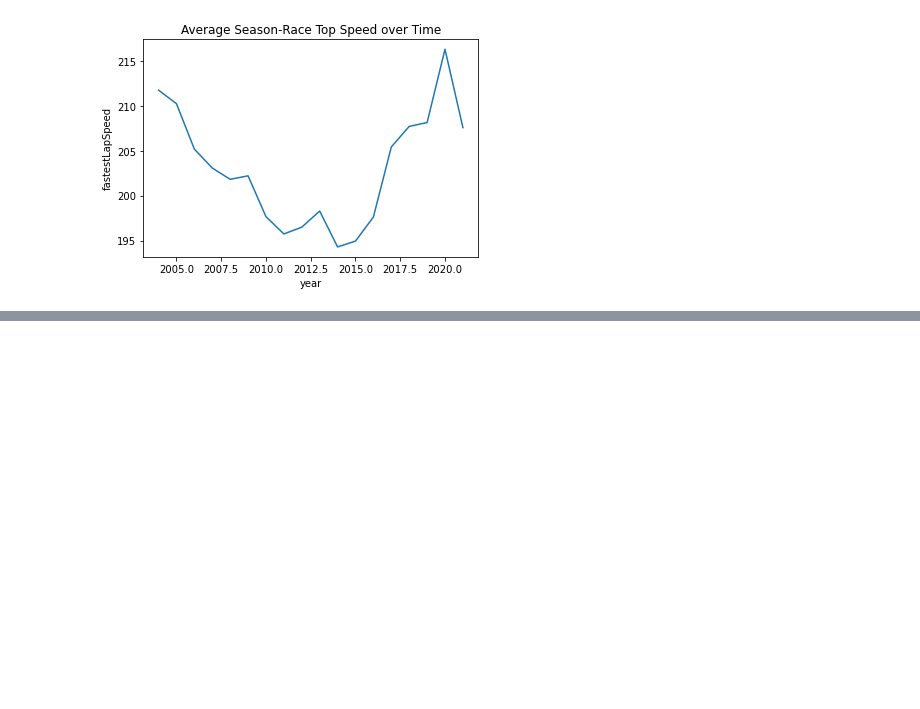
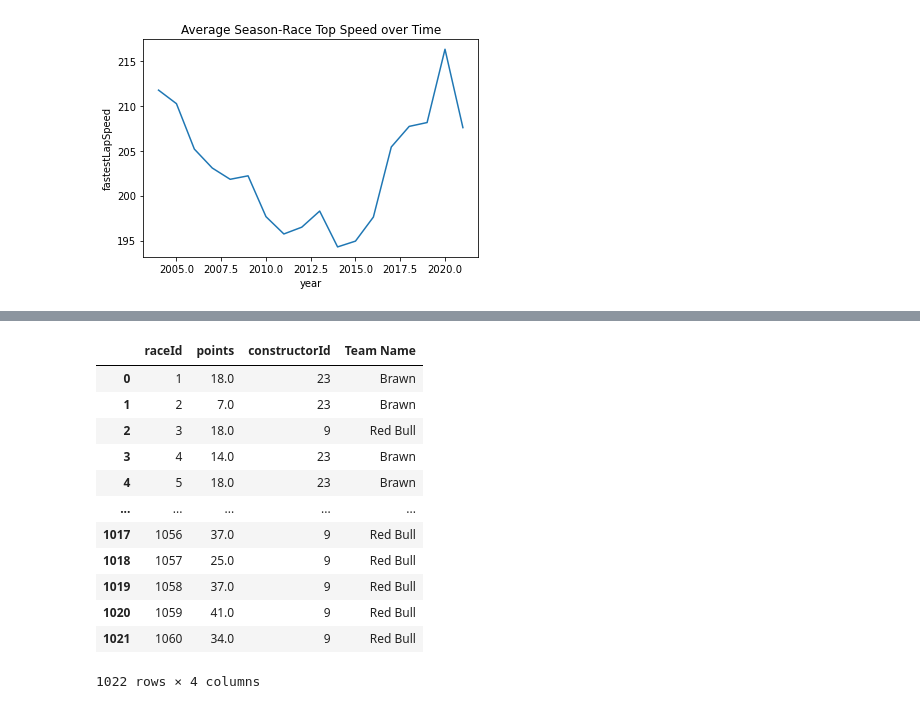
Before and after one commit to data301-2021-winter1/group16-project, a Jupyter notebook: notebooks/analysis2.ipynb, the cells around one changed output, grey strips where cells are left out. Drawn from its saved outputs; the diff is of its cells as text; code cells hidden in the pictures; blank space fills up the shorter version.

```diff
--- a/notebooks/analysis2.ipynb
+++ b/notebooks/analysis2.ipynb
@@ -219,0 +402,18 @@ Text(0.5, 1.0, 'Average Season-Race Top Speed over Time')
+# %%
+constructors_winners = constructor_res.groupby(['raceId']).max().reset_index()[['raceId', 'points']]
+constructors_winners = constructors_winners.merge(constructor_res, how='left', on=['raceId', 'points'])
+constructors_winners
+# %% [output]
+|  | raceId | points | constructorId | Team Name |
+| 0 | 1 | 18.0 | 23 | Brawn |
+| 1 | 2 | 7.0 | 23 | Brawn |
+| 2 | 3 | 18.0 | 9 | Red Bull |
+| 3 | 4 | 14.0 | 23 | Brawn |
+| 4 | 5 | 18.0 | 23 | Brawn |
+| ... | ... | ... | ... | ... |
+| 1017 | 1056 | 37.0 | 9 | Red Bull |
+| 1018 | 1057 | 25.0 | 9 | Red Bull |
+| 1019 | 1058 | 37.0 | 9 | Red Bull |
+| 1020 | 1059 | 41.0 | 9 | Red Bull |
+| 1021 | 1060 | 34.0 | 9 | Red Bull |
+1022 rows × 4 columns
```
Also changed, not shown: parts of 13 cells of this notebook.
